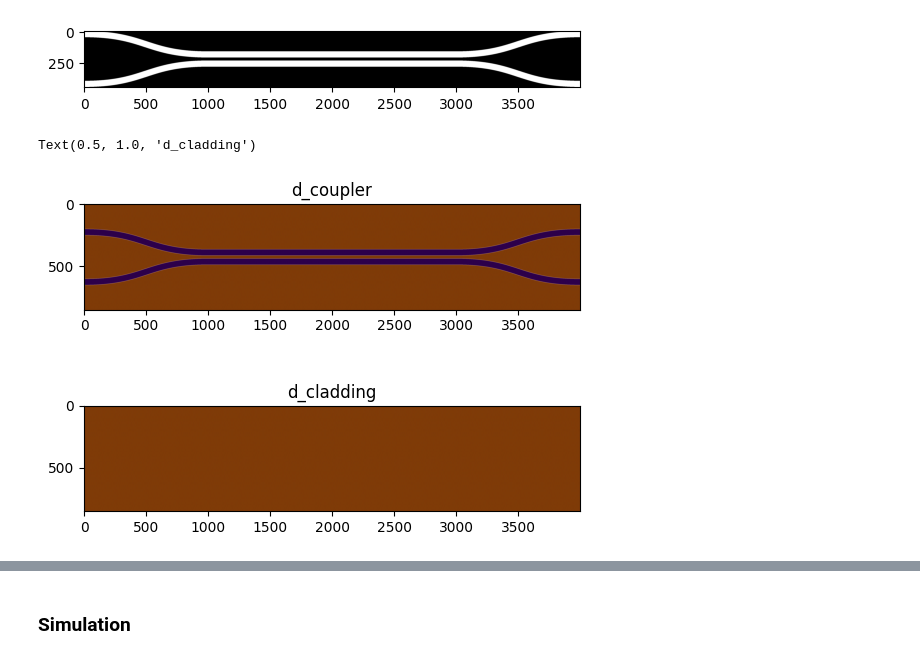
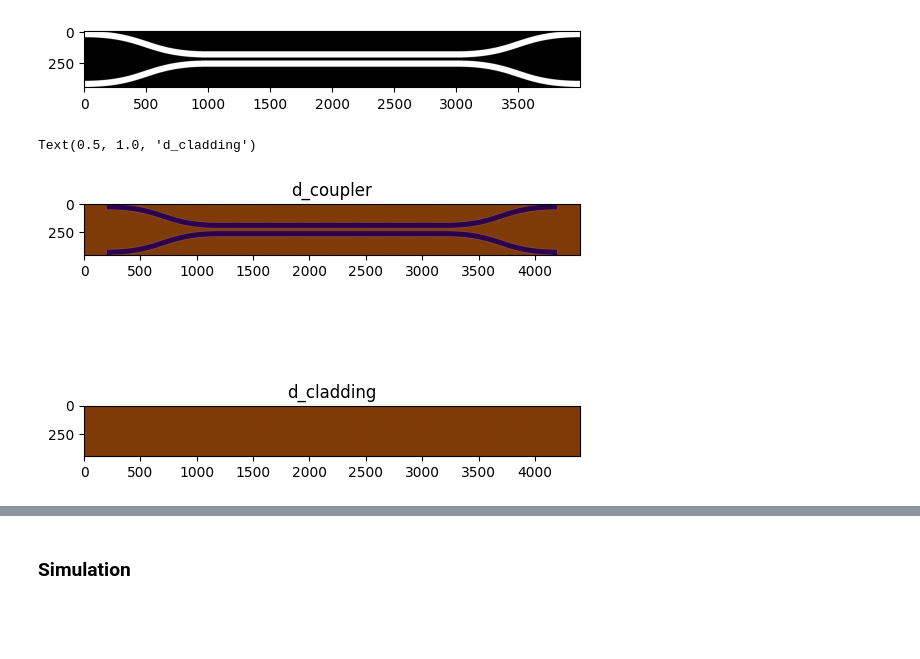
Before and after one commit to spinsphotonics/hyperwave-community, a Jupyter notebook: examples/Directional_Coupler_Demo_Notebook.ipynb, the cells around one changed output, grey strips where cells are left out. Drawn from its saved outputs; the diff is of its cells as text; code cells hidden in the pictures; blank space fills up the shorter version.

```diff
--- a/examples/Directional_Coupler_Demo_Notebook.ipynb
+++ b/examples/Directional_Coupler_Demo_Notebook.ipynb
@@ -65,32 +81,32 @@ plt.imshow(theta_coupler, cmap='gray')
 # %%
 #@title Define Densities
 
 # Define the density patterns of each layer
 padding = (0, 0, 200, 200)  # 200px top, 200px bottom to allow room for absorbers
 
 d_coupler = hwc.density(
     theta=theta_coupler,
     pad_width=padding,
     radius=2
 )
 
 d_cladding = hwc.density(
     theta=jnp.zeros_like(theta_coupler),
     pad_width=padding,
     radius=2
 )
 
 # Create a figure with one row and two columns of subplots
 fig, (ax1, ax2) = plt.subplots(2, 1)
 
-im1 = ax1.imshow(d_coupler, cmap='PuOr')
+im1 = ax1.imshow(d_coupler.T, cmap='PuOr')
 ax1.set_title('d_coupler')
 
-im2 = ax2.imshow(d_cladding, cmap='PuOr')
+im2 = ax2.imshow(d_cladding.T, cmap='PuOr')
 ax2.set_title('d_cladding')
 # %% [output]
 Text(0.5, 1.0, 'd_cladding')
-[figure, old version]
+[figure, new version]
 # %%
 #@title Define Structure
 
```
Also changed, not shown: parts of 10 cells of this notebook, 3 other files.
